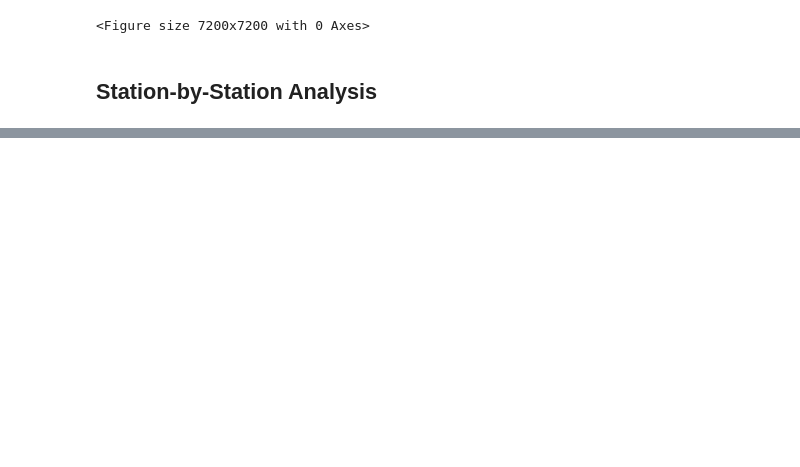
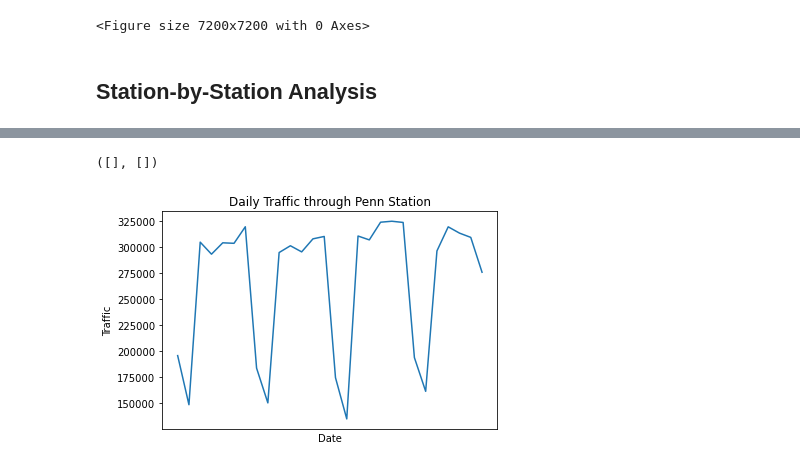
Before and after one commit to anubhavpar/sturdy-goggles, a Jupyter notebook: data_cleaning.ipynb, the cells around one changed output, grey strips where cells are left out. Drawn from its saved outputs; the diff is of its cells as text; code cells hidden in the pictures; blank space fills up the shorter version.

```diff
--- a/data_cleaning.ipynb
+++ b/data_cleaning.ipynb
@@ -265,0 +248,15 @@ Text(0.5, 1.0, 'Traffic through Penn Station per Hour')
+# %%
+# analysis of penn station by day
+penn_daily = penn.groupby('DATE')['DATE','REAL_ACTIVITY'].sum()
+penn_daily.head()
+plt.plot(penn_daily);
+
+plt.title('Daily Traffic through Penn Station');
+plt.xlabel('Date');
+plt.ylabel('Traffic');
+plt.xticks([])
+
+plt.savefig('daily_penn_station')
+# %% [output]
+([], [])
+[figure, added]
```
Also changed, not shown: parts of 7 cells of this notebook, 4 other files.
